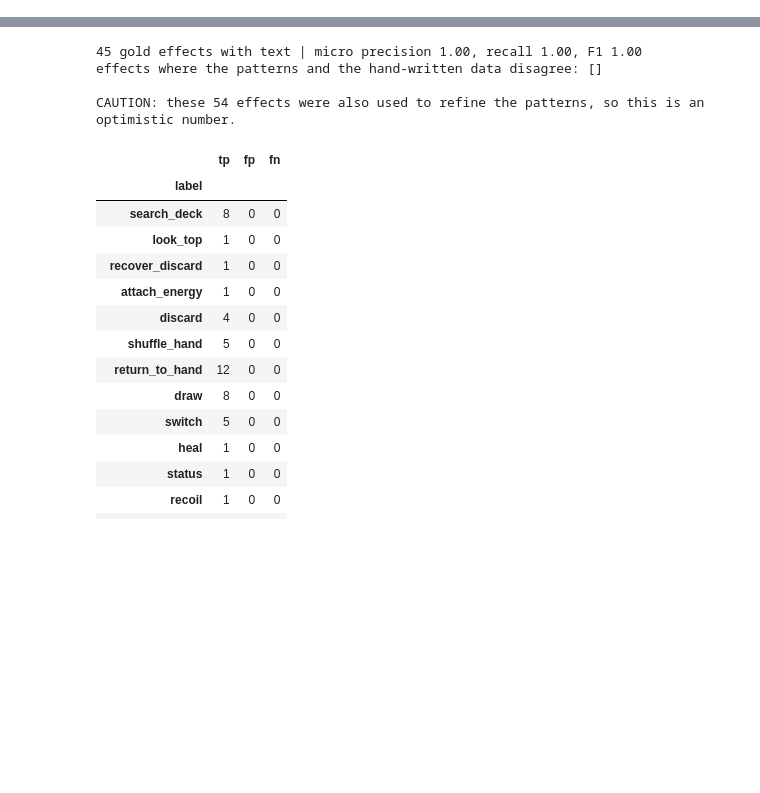
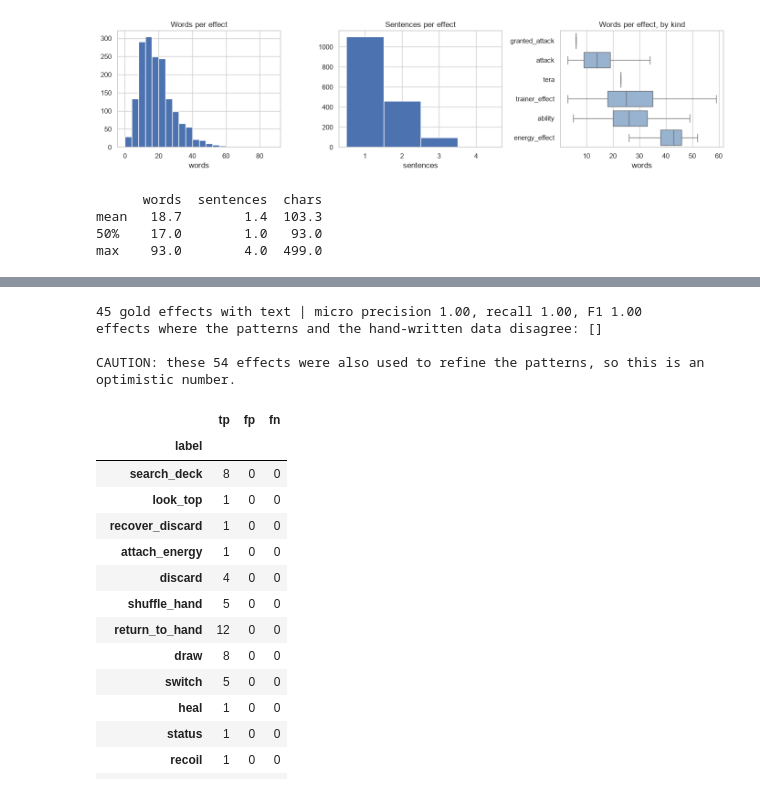
Before and after one commit to tam-pr/tcg_bot, a Jupyter notebook: notebooks/edas/eda_tagging.ipynb, the cells around one changed output, grey strips where cells are left out. Saved outputs shown, nothing was run; the diff lists cells and outputs as text; code cells hidden in the pictures; blank space fills up the shorter version.

```diff
--- a/notebooks/edas/eda_tagging.ipynb
+++ b/notebooks/edas/eda_tagging.ipynb
@@ -21,0 +79,20 @@ median length: 93 characters
+# %%
+# 1b. How long are the texts?
+fx["chars"] = fx["effect_text"].str.len()
+fx["words"] = fx["effect_text"].str.split().str.len()
+fx["sentences"] = fx["effect_text"].map(lambda t: len([x for x in re.split(r"(?<=[.!?])\s+(?=[A-Z])", re.sub(r"\s+", " ", t)) if x.strip()]))
+
+fig, axes = plt.subplots(1, 3, figsize=(14, 3.6))
+axes[0].hist(fx["words"], bins=range(0, 90, 4), color="#4c72b0"); axes[0].set_title("Words per effect"); axes[0].set_xlabel("words")
+axes[1].hist(fx["sentences"], bins=np.arange(0.5, fx["sentences"].max() + 1.5), color="#4c72b0"); axes[1].set_title("Sentences per effect"); axes[1].set_xlabel("sentences")
+order = fx.groupby("move_kind")["words"].median().sort_values().index
+sns.boxplot(data=fx, y="move_kind", x="words", order=order, ax=axes[2], color="#8fb3d9", showfliers=False)
+axes[2].set_title("Words per effect, by kind"); axes[2].set_xlabel("words"); axes[2].set_ylabel("")
+plt.tight_layout(); plt.show()
+print(fx[["words", "sentences", "chars"]].describe().round(1).loc[["mean", "50%", "max"]])
+# %% [output]
+[figure, added]
+      words  sentences  chars
+mean   18.7        1.4  103.3
+50%    17.0        1.0   93.0
+max    93.0        4.0  499.0
```
Also changed, not shown: parts of 30 cells of this notebook, 1 other file.
